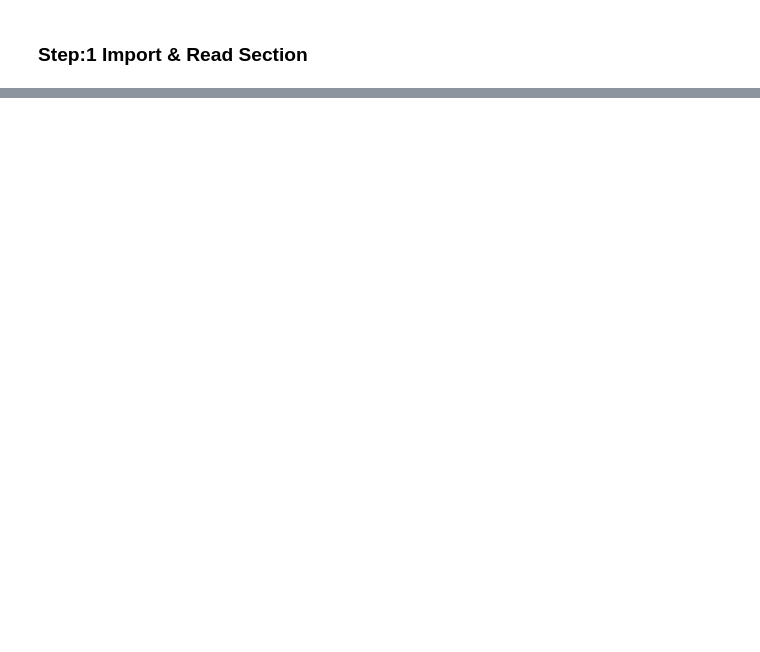
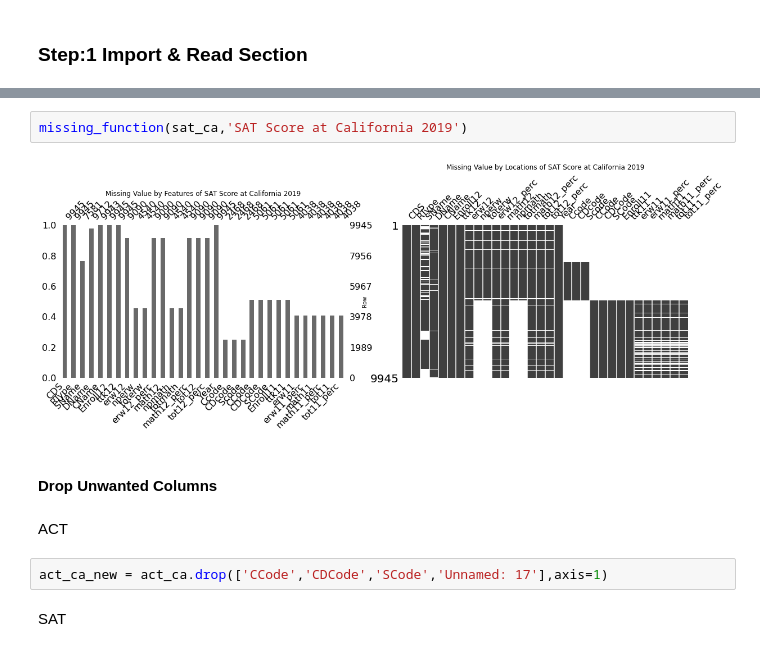
Before and after one commit to WarintornNawong/DSI_Project1, a Jupyter notebook: project1_test.ipynb, the cells around one changed output, grey strips where cells are left out. Drawn from its saved outputs; the diff is of its cells as text; blank space fills up the shorter version.

```diff
--- a/project1_test.ipynb
+++ b/project1_test.ipynb
@@ -107,0 +139,12 @@ sat_2017
+# %%
+missing_function(sat_ca,'SAT Score at California 2019')
+# %% [output]
+[figure, added]
+# %% [markdown]
+#### Drop Unwanted Columns
+# %% [markdown]
+ACT
+# %%
+act_ca_new = act_ca.drop(['CCode','CDCode','SCode','Unnamed: 17'],axis=1)
+# %% [markdown]
+SAT
```
Also changed, not shown: parts of 46 cells of this notebook.
